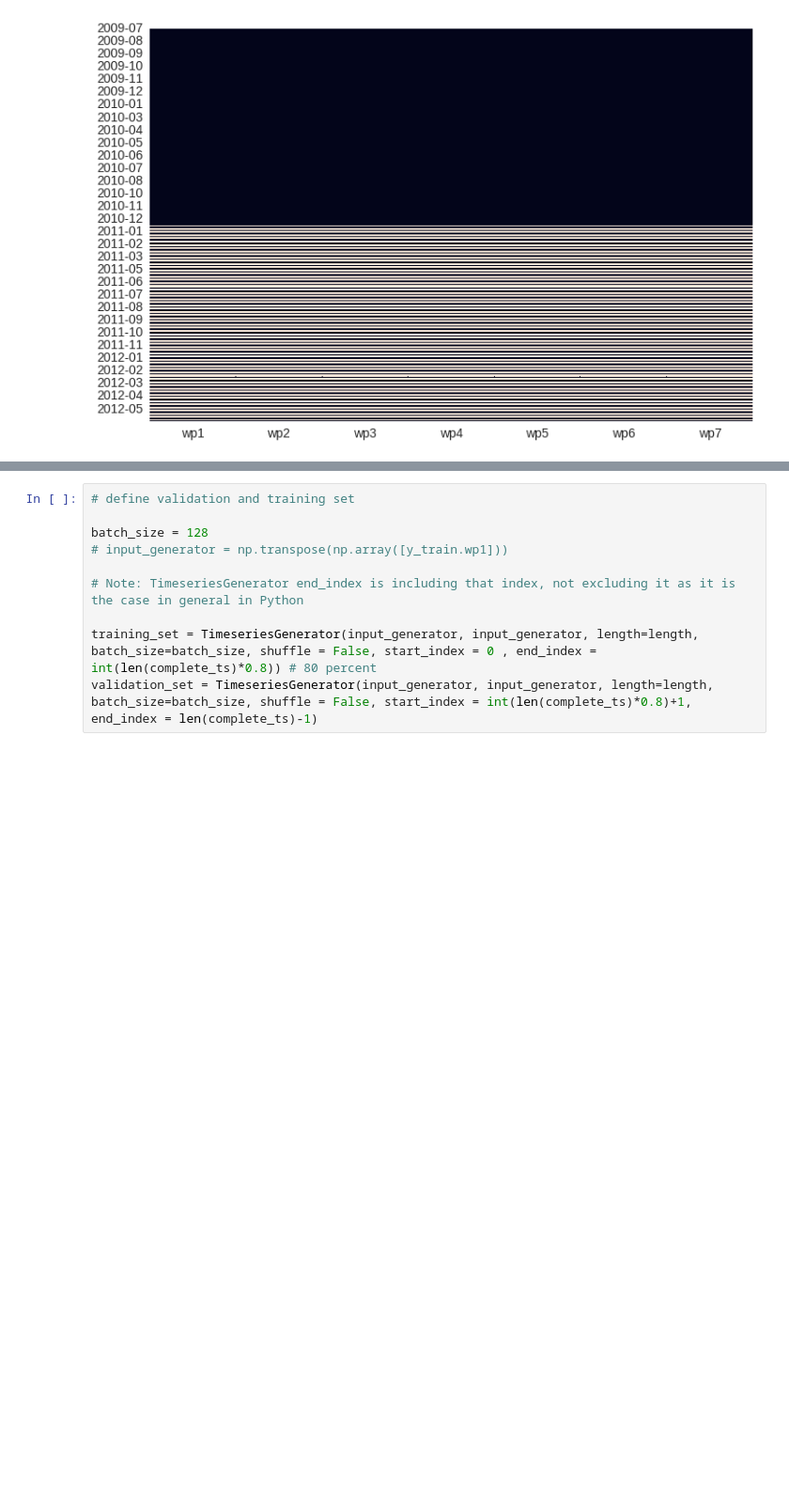
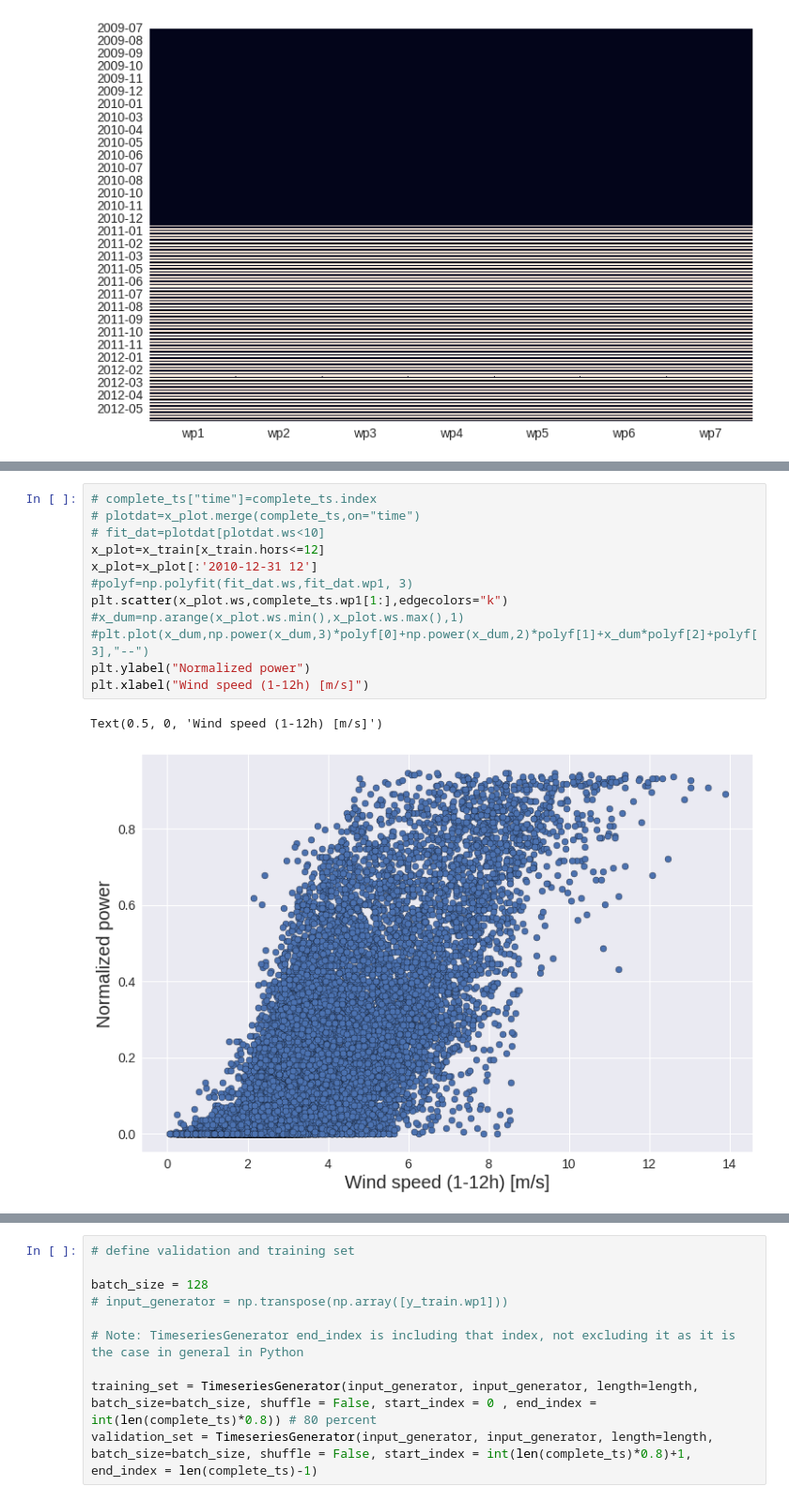
Before and after one commit to GilliGit/WindForecastingCompetition, a Jupyter notebook: Models/Intra day/Plots_and_tables.ipynb, the cells around one changed output, grey strips where cells are left out. Shown at 94% size. Drawn from its saved outputs; the diff is of its cells as text; blank space fills up the shorter version.

```diff
--- a/Models/Intra day/Plots_and_tables.ipynb
+++ b/Models/Intra day/Plots_and_tables.ipynb
@@ -121,0 +155,15 @@ length = 36 # length of the time series, PARAMETER TO TUNE
+# %%
+# complete_ts["time"]=complete_ts.index
+# plotdat=x_plot.merge(complete_ts,on="time")
+# fit_dat=plotdat[plotdat.ws<10]
+x_plot=x_train[x_train.hors<=12]
+x_plot=x_plot[:'2010-12-31 12']
+#polyf=np.polyfit(fit_dat.ws,fit_dat.wp1, 3)
+plt.scatter(x_plot.ws,complete_ts.wp1[1:],edgecolors="k")
+#x_dum=np.arange(x_plot.ws.min(),x_plot.ws.max(),1)
+#plt.plot(x_dum,np.power(x_dum,3)*polyf[0]+np.power(x_dum,2)*polyf[1]+x_dum*polyf[2]+polyf[3],"--")
+plt.ylabel("Normalized power")
+plt.xlabel("Wind speed (1-12h) [m/s]")
+# %% [output]
+Text(0.5, 0, 'Wind speed (1-12h) [m/s]')
+[figure, added]
```
Also changed, not shown: parts of 23 cells of this notebook.
